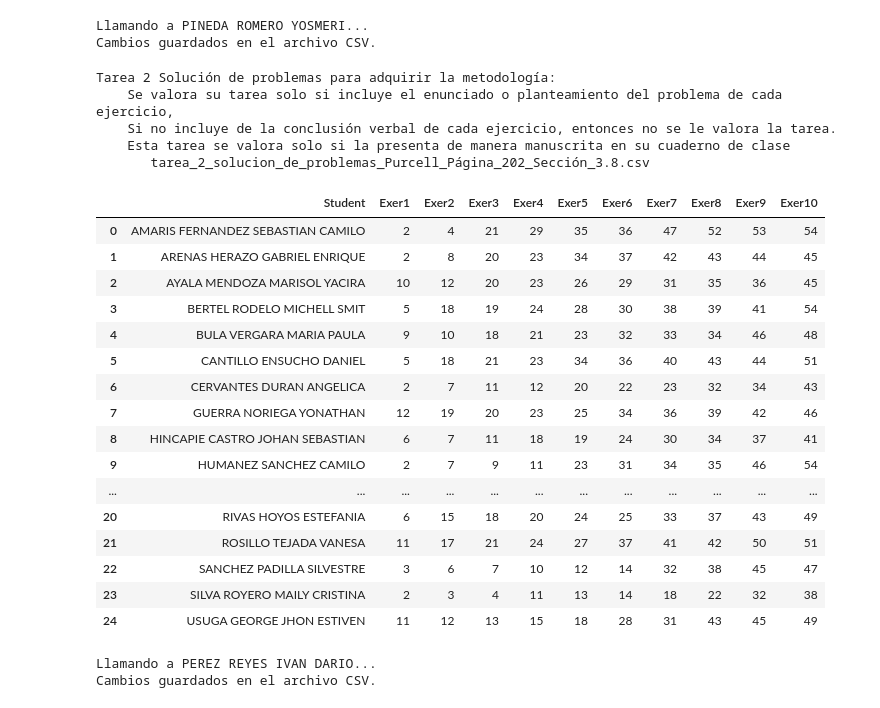
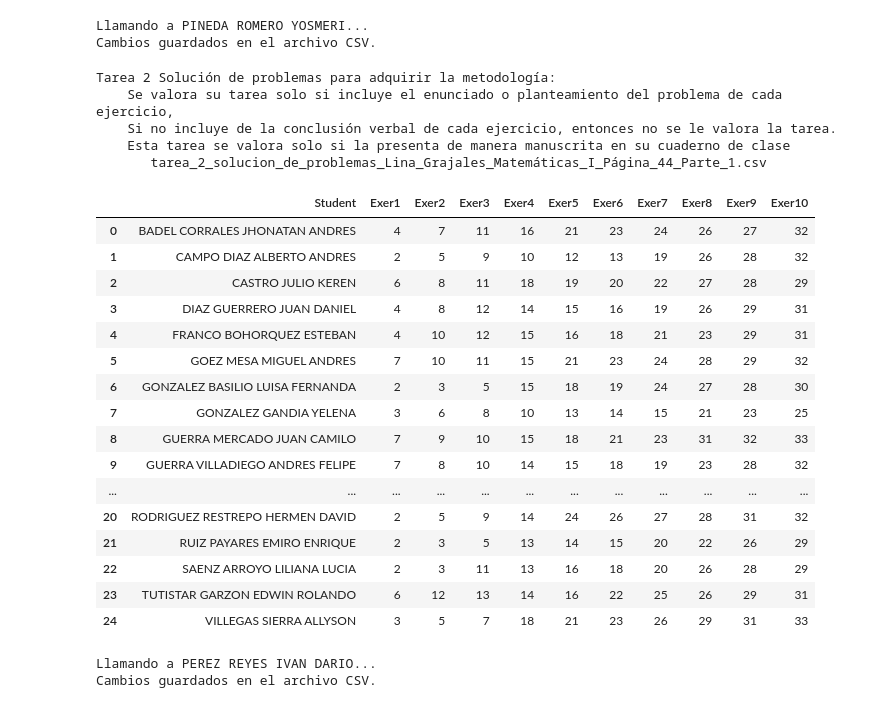
Before and after one commit to marco-canas/fundamentos_de_la_aritmetica, a Jupyter notebook: referentes/2_grajales_logica/2_parte_2_los_numeros_reales/1_naturales/2_induccion_matematica/2_evaluacion_tarea_quiz_parcial_oral_1_induccion_matematica.ipynb, the cells around one changed output. Drawn from its saved outputs; the diff is of its cells as text; code cells hidden in the pictures.

Commit message:
actualización de las tareas y diseño de la evaluación sobre números naturales

```diff
--- a/referentes/2_grajales_logica/2_parte_2_los_numeros_reales/1_naturales/2_induccion_matematica/2_evaluacion_tarea_quiz_parcial_oral_1_induccion_matematica.ipynb
+++ b/referentes/2_grajales_logica/2_parte_2_los_numeros_reales/1_naturales/2_induccion_matematica/2_evaluacion_tarea_quiz_parcial_oral_1_induccion_matematica.ipynb
@@ -109,10 +109,10 @@ import requests
 np.random.seed(1213)  # establecer semilla aleatoria para hacer los resultados reproducibles
 
 
-
-grupo_estudiantes = 'calculo_vectorial'
-nombre_texto_guia = 'Purcell'
-pagina_y_seccion = 'Página_202_Sección_3.8'
+nombre_tarea = 'Tarea_1_lectura_ejemplos_Lina_Grajales_naturales_induccion_matematica'
+grupo_estudiantes = 'fundamentos_aritmetica'
+nombre_texto_guia = 'Lina_Grajales'
+pagina_y_seccion = 'Página_14_Parte_1'
 numero_ejemplos_texto = 27
 numero_ejemplos_asignados = 10
 
@@ -137,7 +137,7 @@ columns = ["Student"] + [ "Example" + str(i+1) for i in range(numero_ejemplos_as
 assignment_df = pd.DataFrame(assignments, columns=columns)
 
 # Guardar el DataFrame en un archivo CSV
-assignment_csv = "tarea_1_lectura_y_completacion_de_ejemplos" + "_" + nombre_texto_guia + "_"+ pagina_y_seccion + ".csv"
+assignment_csv = nombre_tarea + "_" + nombre_texto_guia + "_"+ pagina_y_seccion + ".csv"
 assignment_df.to_csv(assignment_csv, index=False)
 
 print("Tarea 1 asignada: ", assignment_csv)
@@ -186,11 +186,11 @@ import requests
 np.random.seed(424)  # establecer semilla aleatoria para hacer los resultados reproducibles
 
 
-
-grupo_estudiantes = 'calculo_vectorial'
-nombre_texto_guia = 'Purcell'
-pagina_y_seccion = 'Página_202_Sección_3.8'
-numero_ejercicios_taller = 54
+nombre_tarea = 'Tarea_2_solucion_problemas'
+grupo_estudiantes = 'fundamentos_aritmetica'
+nombre_texto_guia = 'Lina_Grajales_Matemáticas_I'
+pagina_y_seccion = 'Página_44_Parte_1'
+numero_ejercicios_taller = 33
 numero_de_ejercicios_asignados = 10
 
 
@@ -203,50 +203,50 @@ students_data = pd.read_csv(students_path)
 # Crear una lista para almacenar las asignaciones
 assignments = []
 
 # Asignar ejercicios aleatorios a cada estudiante
 for index, student in students_data.iterrows():
     # Seleccionar 5 ejercicios aleatorios sin repetición
     random_exercises = np.sort(np.random.choice(exercises, numero_de_ejercicios_asignados, \
                                                 replace = False)+ 1 )
     assignments.append([students_data["Nombre"][index], *random_exercises])  # Agregar asignación a la lista
 
 # Crear un DataFrame con las asignaciones
 columns = ["Student"] + [ "Exer" + str(i+1) for i in range(numero_de_ejercicios_asignados)]
 assignment_df = pd.DataFrame(assignments, columns=columns)
 
 # Guardar el DataFrame en un archivo CSV
 assignment_csv = "tarea_2_solucion_de_problemas" + "_" + nombre_texto_guia + "_"+ pagina_y_seccion + ".csv"
 assignment_df.to_csv(assignment_csv, index=False)
 
 print("""Tarea 2 Solución de problemas para adquirir la metodología:
     Se valora su tarea solo si incluye el enunciado o planteamiento del problema de cada ejercicio,
     Si no incluye de la conclusión verbal de cada ejercicio, entonces no se le valora la tarea.
     Esta tarea se valora solo si la presenta de manera manuscrita en su cuaderno de clase
       """, assignment_csv)
 assignment_df
 # %% [output]
 Tarea 2 Solución de problemas para adquirir la metodología:
     Se valora su tarea solo si incluye el enunciado o planteamiento del problema de cada ejercicio,
     Si no incluye de la conclusión verbal de cada ejercicio, entonces no se le valora la tarea.
     Esta tarea se valora solo si la presenta de manera manuscrita en su cuaderno de clase
-       tarea_2_solucion_de_problemas_Purcell_Página_202_Sección_3.8.csv
+       tarea_2_solucion_de_problemas_Lina_Grajales_Matemáticas_I_Página_44_Parte_1.csv
 |  | Student | Exer1 | Exer2 | Exer3 | Exer4 | Exer5 | Exer6 | Exer7 | Exer8 | Exer9 | Exer10 |
-| 0 | AMARIS FERNANDEZ SEBASTIAN CAMILO | 2 | 4 | 21 | 29 | 35 | 36 | 47 | 52 | 53 | 54 |
-| 1 | ARENAS HERAZO GABRIEL ENRIQUE | 2 | 8 | 20 | 23 | 34 | 37 | 42 | 43 | 44 | 45 |
-| 2 | AYALA MENDOZA MARISOL YACIRA | 10 | 12 | 20 | 23 | 26 | 29 | 31 | 35 | 36 | 45 |
-| 3 | BERTEL RODELO MICHELL SMIT | 5 | 18 | 19 | 24 | 28 | 30 | 38 | 39 | 41 | 54 |
-| 4 | BULA VERGARA MARIA PAULA | 9 | 10 | 18 | 21 | 23 | 32 | 33 | 34 | 46 | 48 |
-| 5 | CANTILLO ENSUCHO DANIEL | 5 | 18 | 21 | 23 | 34 | 36 | 40 | 43 | 44 | 51 |
-| 6 | CERVANTES DURAN ANGELICA | 2 | 7 | 11 | 12 | 20 | 22 | 23 | 32 | 34 | 43 |
-| 7 | GUERRA NORIEGA YONATHAN | 12 | 19 | 20 | 23 | 25 | 34 | 36 | 39 | 42 | 46 |
-| 8 | HINCAPIE CASTRO JOHAN SEBASTIAN | 6 | 7 | 11 | 18 | 19 | 24 | 30 | 34 | 37 | 41 |
-| 9 | HUMANEZ SANCHEZ CAMILO | 2 | 7 | 9 | 11 | 23 | 31 | 34 | 35 | 46 | 54 |
+| 0 | BADEL CORRALES JHONATAN ANDRES | 4 | 7 | 11 | 16 | 21 | 23 | 24 | 26 | 27 | 32 |
+| 1 | CAMPO DIAZ ALBERTO ANDRES | 2 | 5 | 9 | 10 | 12 | 13 | 19 | 26 | 28 | 32 |
+| 2 | CASTRO JULIO KEREN | 6 | 8 | 11 | 18 | 19 | 20 | 22 | 27 | 28 | 29 |
+| 3 | DIAZ GUERRERO JUAN DANIEL | 4 | 8 | 12 | 14 | 15 | 16 | 19 | 26 | 29 | 31 |
+| 4 | FRANCO BOHORQUEZ ESTEBAN | 4 | 10 | 12 | 15 | 16 | 18 | 21 | 23 | 29 | 31 |
+| 5 | GOEZ MESA MIGUEL ANDRES | 7 | 10 | 11 | 15 | 21 | 23 | 24 | 28 | 29 | 32 |
+| 6 | GONZALEZ BASILIO LUISA FERNANDA | 2 | 3 | 5 | 15 | 18 | 19 | 24 | 27 | 28 | 30 |
+| 7 | GONZALEZ GANDIA YELENA | 3 | 6 | 8 | 10 | 13 | 14 | 15 | 21 | 23 | 25 |
+| 8 | GUERRA MERCADO JUAN CAMILO | 7 | 9 | 10 | 15 | 18 | 21 | 23 | 31 | 32 | 33 |
+| 9 | GUERRA VILLADIEGO ANDRES FELIPE | 7 | 8 | 10 | 14 | 15 | 18 | 19 | 23 | 28 | 32 |
 | ... | ... | ... | ... | ... | ... | ... | ... | ... | ... | ... | ... |
-| 20 | RIVAS HOYOS ESTEFANIA | 6 | 15 | 18 | 20 | 24 | 25 | 33 | 37 | 43 | 49 |
-| 21 | ROSILLO TEJADA VANESA | 11 | 17 | 21 | 24 | 27 | 37 | 41 | 42 | 50 | 51 |
-| 22 | SANCHEZ PADILLA SILVESTRE | 3 | 6 | 7 | 10 | 12 | 14 | 32 | 38 | 45 | 47 |
-| 23 | SILVA ROYERO MAILY CRISTINA | 2 | 3 | 4 | 11 | 13 | 14 | 18 | 22 | 32 | 38 |
-| 24 | USUGA GEORGE JHON ESTIVEN | 11 | 12 | 13 | 15 | 18 | 28 | 31 | 43 | 45 | 49 |
+| 20 | RODRIGUEZ RESTREPO HERMEN DAVID | 2 | 5 | 9 | 14 | 24 | 26 | 27 | 28 | 31 | 32 |
+| 21 | RUIZ PAYARES EMIRO ENRIQUE | 2 | 3 | 5 | 13 | 14 | 15 | 20 | 22 | 26 | 29 |
+| 22 | SAENZ ARROYO LILIANA LUCIA | 2 | 3 | 11 | 13 | 16 | 18 | 20 | 26 | 28 | 29 |
+| 23 | TUTISTAR GARZON EDWIN ROLANDO | 6 | 12 | 13 | 14 | 16 | 22 | 25 | 26 | 29 | 31 |
+| 24 | VILLEGAS SIERRA ALLYSON | 3 | 5 | 7 | 18 | 21 | 23 | 26 | 29 | 31 | 33 |
 # %%
 eval_oral()
 guardar_cambios()
```
Also changed, not shown: parts of 3 cells of this notebook, 5 other files.
